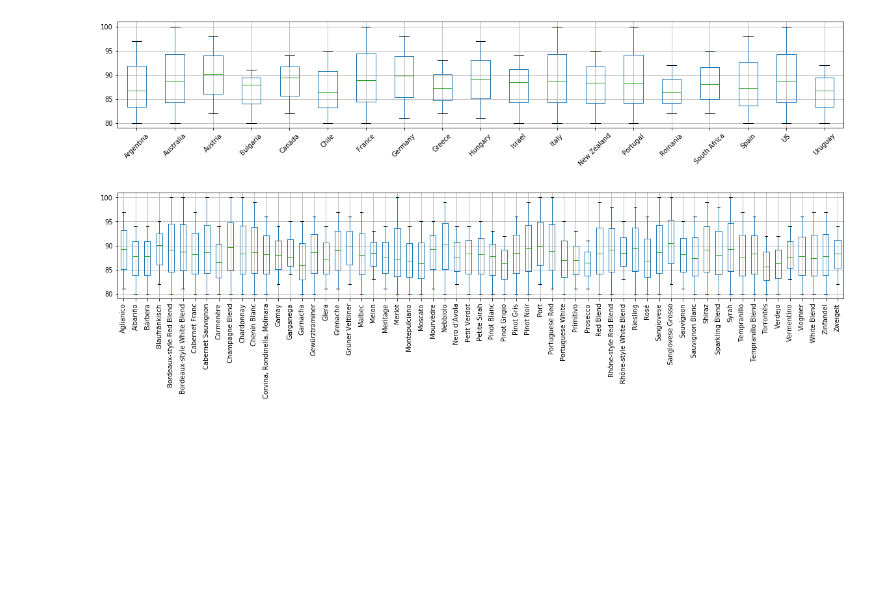
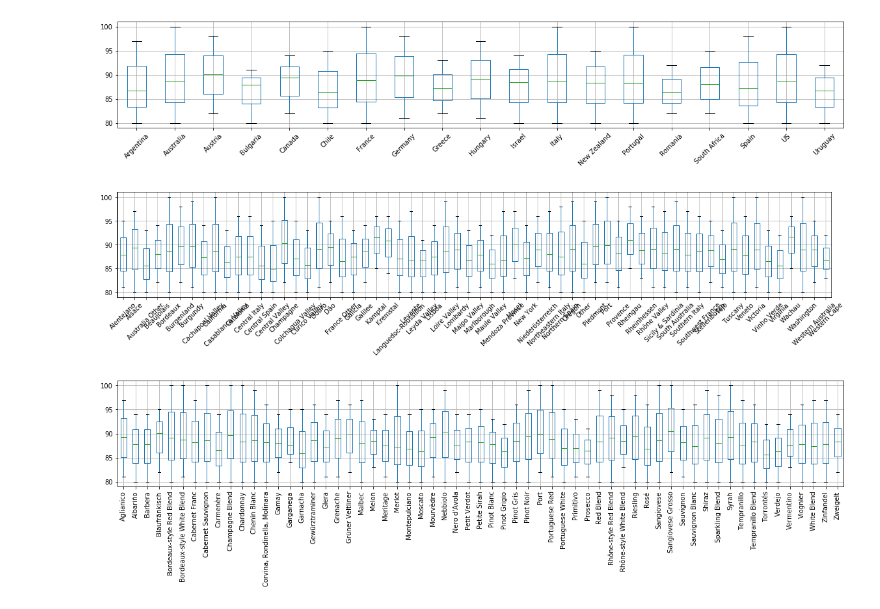
Before and after one commit to bpostance/learn_data_engineering, a Jupyter notebook: docker-compose/0_Analysis.ipynb, the cells around one changed output. Cells and saved outputs as stored; diff of their text form; code cells hidden in the pictures; blank space fills up the shorter version.

```diff
--- a/docker-compose/0_Analysis.ipynb
+++ b/docker-compose/0_Analysis.ipynb
@@ -89,6 +89,15 @@ data = df.groupby(y).filter(lambda x: len(x) >100)
 data.groupby(y).agg({'points':['min','mean','max']}).T.boxplot(ax=axs,rot=45);
 # %% [output]
 [figure]
+# %%
+y = 'province'
+
+# df['country'].value_counts()[:5]
+fig,axs = plt.subplots(1,1,figsize=(20,3))
+data = df.groupby(y).filter(lambda x: len(x) >200)
+data.groupby(y).agg({'points':['min','mean','max']}).T.boxplot(ax=axs,rot=45);
+# %% [output]
+[figure, added]
 # %%
 y = 'variety'
 
```
Also changed, not shown: parts of 1 cell of this notebook.
